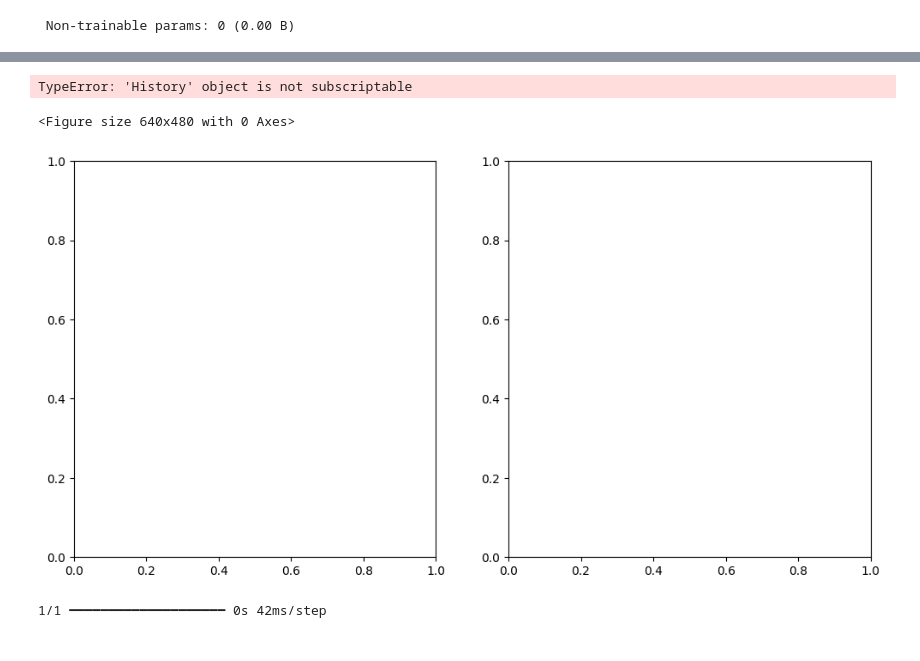
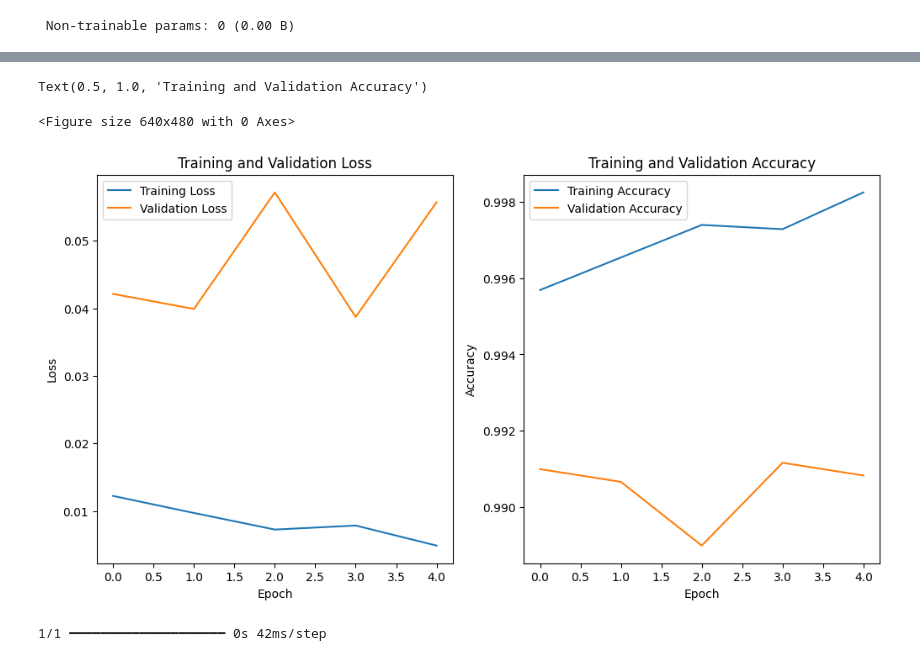
Before and after one commit to bodeby/mnist, a Jupyter notebook: model.ipynb, the cells around one changed output, grey strips where cells are left out. Drawn from its saved outputs; the diff is of its cells as text; code cells hidden in the pictures.

Commit message:
fix: CNN graphs

```diff
--- a/model.ipynb
+++ b/model.ipynb
@@ -377,6 +377,6 @@ Model: "sequential_3"
  Trainable params: 225,034 (879.04 KB)
  Non-trainable params: 0 (0.00 B)
 # %%
-model_cnn.fit(x_train, y_train, epochs=5, validation_split=0.1)
+cnn_history = model_cnn.fit(x_train, y_train, epochs=5, validation_split=0.1)
 # %% [output]
 Epoch 1/5
@@ -398,27 +397,27 @@ test_loss_cnn, test_accuracy_cnn = model_cnn.evaluate(x_test, y_test)
 # %%
 # Create subplots for loss and accuracy
 plt.tight_layout()
 fig, axs = plt.subplots(1, 2, figsize=(12, 6))
 
 # Plot training loss vs. validation loss
-axs[0].plot(model_cnn.history['loss'], label='Training Loss')
-axs[0].plot(model_cnn.history['val_loss'], label='Validation Loss')
+axs[0].plot(cnn_history.history['loss'], label='Training Loss')
+axs[0].plot(cnn_history.history['val_loss'], label='Validation Loss')
 axs[0].set_xlabel('Epoch')
 axs[0].set_ylabel('Loss')
 axs[0].legend()
 axs[0].set_title('Training and Validation Loss')
 
 # Plot training accuracy vs. validation accuracy
-axs[1].plot(model_cnn.history['accuracy'], label='Training Accuracy')
-axs[1].plot(model_cnn.history['val_accuracy'], label='Validation Accuracy')
+axs[1].plot(cnn_history.history['accuracy'], label='Training Accuracy')
+axs[1].plot(cnn_history.history['val_accuracy'], label='Validation Accuracy')
 axs[1].set_xlabel('Epoch')
 axs[1].set_ylabel('Accuracy')
 axs[1].legend()
 axs[1].set_title('Training and Validation Accuracy')
 # %% [output]
-TypeError: 'History' object is not subscriptable
+Text(0.5, 1.0, 'Training and Validation Accuracy')
 <Figure size 640x480 with 0 Axes>
-[figure, old version]
+[figure, new version]
 # %%
 # Reshape the image to match the input shape expected by the model
 image = np.expand_dims(x_test[0], axis=0)
```
Also changed, not shown: parts of 2 cells of this notebook.
